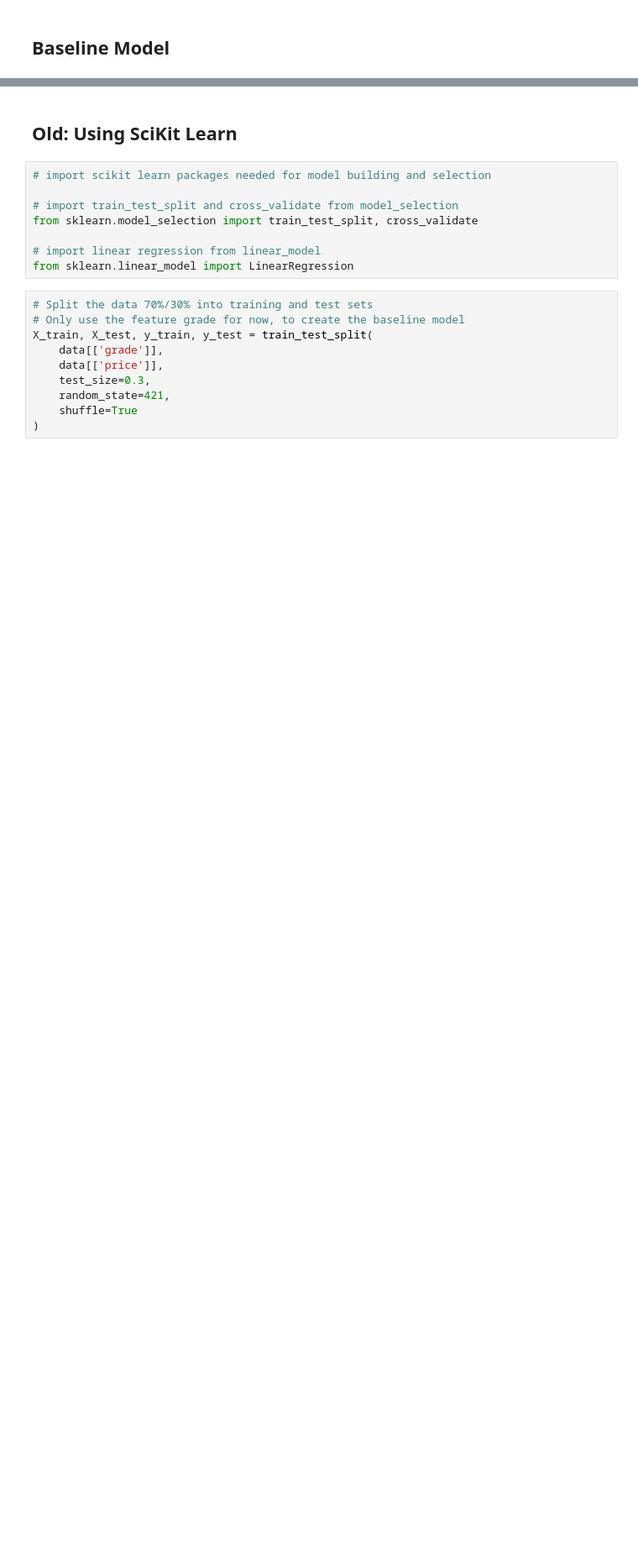
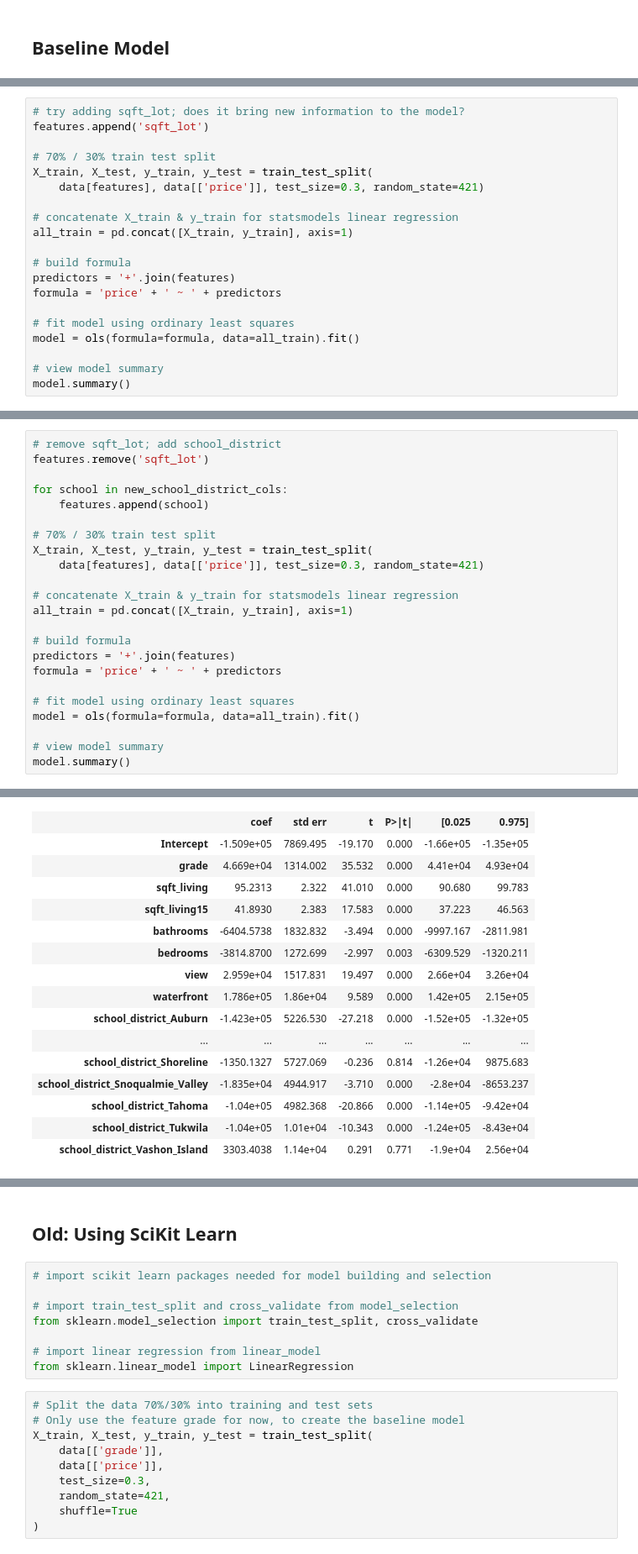
Before and after one commit to ran0027/dsc-phase2-project, a Jupyter notebook: analysis.ipynb, the cells around one changed output, grey strips where cells are left out. Shown at 84% size. Cells and saved outputs as stored; diff of their text form; blank space fills up the shorter version.

```diff
--- a/analysis.ipynb
+++ b/analysis.ipynb
@@ -822,0 +801,20 @@ strong multicollinearity or other numerical problems.
+# %%
+# try adding sqft_lot; does it bring new information to the model?
+features.append('sqft_lot')
+
+# 70% / 30% train test split
+X_train, X_test, y_train, y_test = train_test_split(
+    data[features], data[['price']], test_size=0.3, random_state=421)
+
+# concatenate X_train & y_train for statsmodels linear regression
+all_train = pd.concat([X_train, y_train], axis=1)
+
+# build formula
+predictors = '+'.join(features)
+formula = 'price' + ' ~ ' + predictors
+
+# fit model using ordinary least squares
+model = ols(formula=formula, data=all_train).fit()
+
+# view model summary
+model.summary()
@@ -822,0 +854,24 @@ strong multicollinearity or other numerical problems.
+# %%
+# remove sqft_lot; add school_district
+features.remove('sqft_lot')
+
+for school in new_school_district_cols:
+    features.append(school)
+
+# 70% / 30% train test split
+X_train, X_test, y_train, y_test = train_test_split(
+    data[features], data[['price']], test_size=0.3, random_state=421)
+
+# concatenate X_train & y_train for statsmodels linear regression
+all_train = pd.concat([X_train, y_train], axis=1)
+
+# build formula
+predictors = '+'.join(features)
+formula = 'price' + ' ~ ' + predictors
+
+# fit model using ordinary least squares
+model = ols(formula=formula, data=all_train).fit()
+
+# view model summary
+model.summary()
+# %% [output]
@@ -822,0 +888,16 @@ strong multicollinearity or other numerical problems.
+|  | coef | std err | t | P>|t| | [0.025 | 0.975] |
+| Intercept | -1.509e+05 | 7869.495 | -19.170 | 0.000 | -1.66e+05 | -1.35e+05 |
+| grade | 4.669e+04 | 1314.002 | 35.532 | 0.000 | 4.41e+04 | 4.93e+04 |
+| sqft_living | 95.2313 | 2.322 | 41.010 | 0.000 | 90.680 | 99.783 |
+| sqft_living15 | 41.8930 | 2.383 | 17.583 | 0.000 | 37.223 | 46.563 |
+| bathrooms | -6404.5738 | 1832.832 | -3.494 | 0.000 | -9997.167 | -2811.981 |
+| bedrooms | -3814.8700 | 1272.699 | -2.997 | 0.003 | -6309.529 | -1320.211 |
+| view | 2.959e+04 | 1517.831 | 19.497 | 0.000 | 2.66e+04 | 3.26e+04 |
+| waterfront | 1.786e+05 | 1.86e+04 | 9.589 | 0.000 | 1.42e+05 | 2.15e+05 |
+| school_district_Auburn | -1.423e+05 | 5226.530 | -27.218 | 0.000 | -1.52e+05 | -1.32e+05 |
+| ... | ... | ... | ... | ... | ... | ... |
+| school_district_Shoreline | -1350.1327 | 5727.069 | -0.236 | 0.814 | -1.26e+04 | 9875.683 |
+| school_district_Snoqualmie_Valley | -1.835e+04 | 4944.917 | -3.710 | 0.000 | -2.8e+04 | -8653.237 |
+| school_district_Tahoma | -1.04e+05 | 4982.368 | -20.866 | 0.000 | -1.14e+05 | -9.42e+04 |
+| school_district_Tukwila | -1.04e+05 | 1.01e+04 | -10.343 | 0.000 | -1.24e+05 | -8.43e+04 |
+| school_district_Vashon_Island | 3303.4038 | 1.14e+04 | 0.291 | 0.771 | -1.9e+04 | 2.56e+04 |
```
Also changed, not shown: parts of 63 cells of this notebook.
